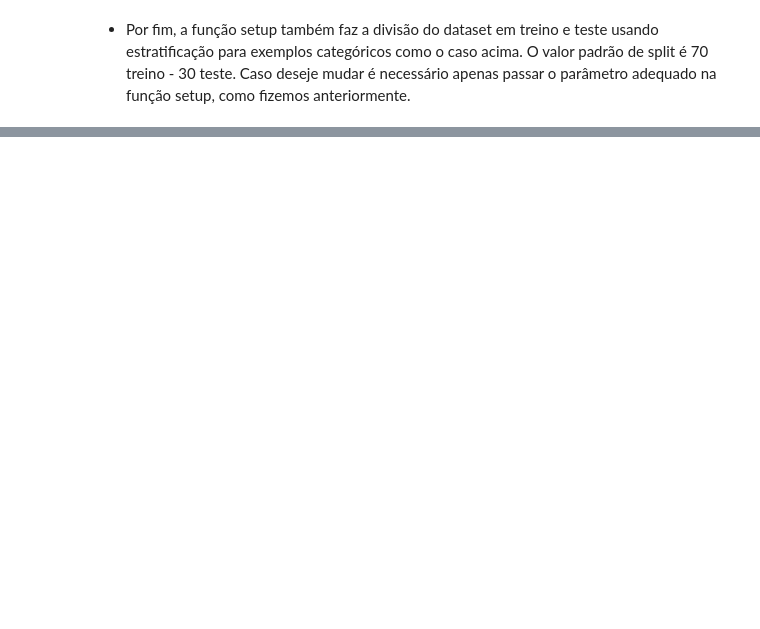
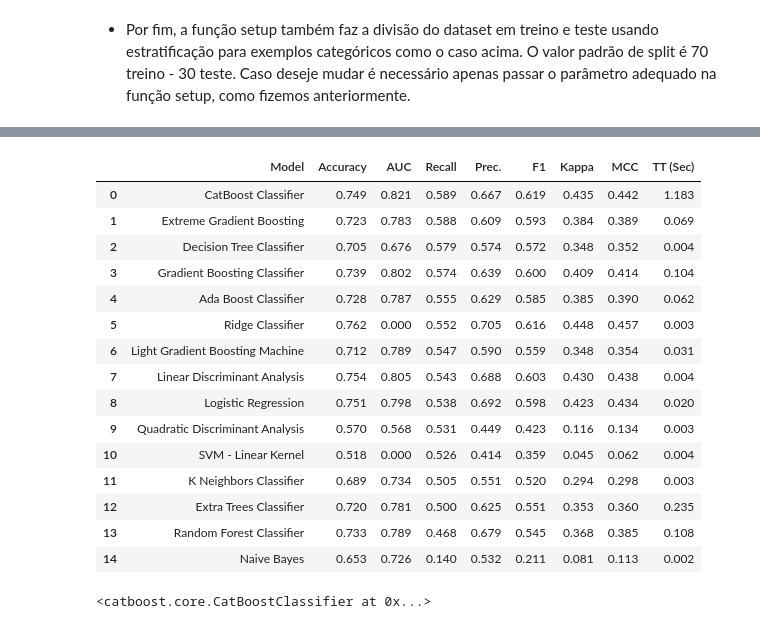
Before and after one commit to TailUFPB/Tutorials, a Jupyter notebook: Pycaret/Tutorial PyCaret.ipynb, the cells around one changed output, grey strips where cells are left out. Saved outputs shown, nothing was run; the diff lists cells and outputs as text; code cells hidden in the pictures; blank space fills up the shorter version.

```diff
--- a/Pycaret/Tutorial PyCaret.ipynb
+++ b/Pycaret/Tutorial PyCaret.ipynb
@@ -590,0 +597,23 @@ Setup Succesfully Completed!
+# %%
+best_model = compare_models(fold=10, round=3, sort="Recall")
+# %% [output]
+|  | Model | Accuracy | AUC | Recall | Prec. | F1 | Kappa | MCC | TT (Sec) |
+| 0 | CatBoost Classifier | 0.749 | 0.821 | 0.589 | 0.667 | 0.619 | 0.435 | 0.442 | 1.183 |
+| 1 | Extreme Gradient Boosting | 0.723 | 0.783 | 0.588 | 0.609 | 0.593 | 0.384 | 0.389 | 0.069 |
+| 2 | Decision Tree Classifier | 0.705 | 0.676 | 0.579 | 0.574 | 0.572 | 0.348 | 0.352 | 0.004 |
+| 3 | Gradient Boosting Classifier | 0.739 | 0.802 | 0.574 | 0.639 | 0.600 | 0.409 | 0.414 | 0.104 |
+| 4 | Ada Boost Classifier | 0.728 | 0.787 | 0.555 | 0.629 | 0.585 | 0.385 | 0.390 | 0.062 |
+| 5 | Ridge Classifier | 0.762 | 0.000 | 0.552 | 0.705 | 0.616 | 0.448 | 0.457 | 0.003 |
+| 6 | Light Gradient Boosting Machine | 0.712 | 0.789 | 0.547 | 0.590 | 0.559 | 0.348 | 0.354 | 0.031 |
+| 7 | Linear Discriminant Analysis | 0.754 | 0.805 | 0.543 | 0.688 | 0.603 | 0.430 | 0.438 | 0.004 |
+| 8 | Logistic Regression | 0.751 | 0.798 | 0.538 | 0.692 | 0.598 | 0.423 | 0.434 | 0.020 |
+| 9 | Quadratic Discriminant Analysis | 0.570 | 0.568 | 0.531 | 0.449 | 0.423 | 0.116 | 0.134 | 0.003 |
+| 10 | SVM - Linear Kernel | 0.518 | 0.000 | 0.526 | 0.414 | 0.359 | 0.045 | 0.062 | 0.004 |
+| 11 | K Neighbors Classifier | 0.689 | 0.734 | 0.505 | 0.551 | 0.520 | 0.294 | 0.298 | 0.003 |
+| 12 | Extra Trees Classifier | 0.720 | 0.781 | 0.500 | 0.625 | 0.551 | 0.353 | 0.360 | 0.235 |
+| 13 | Random Forest Classifier | 0.733 | 0.789 | 0.468 | 0.679 | 0.545 | 0.368 | 0.385 | 0.108 |
+| 14 | Naive Bayes | 0.653 | 0.726 | 0.140 | 0.532 | 0.211 | 0.081 | 0.113 | 0.002 |
+# %%
+best_model
+# %% [output]
+<catboost.core.CatBoostClassifier at 0x...>
```
Also changed, not shown: parts of 17 cells of this notebook.
